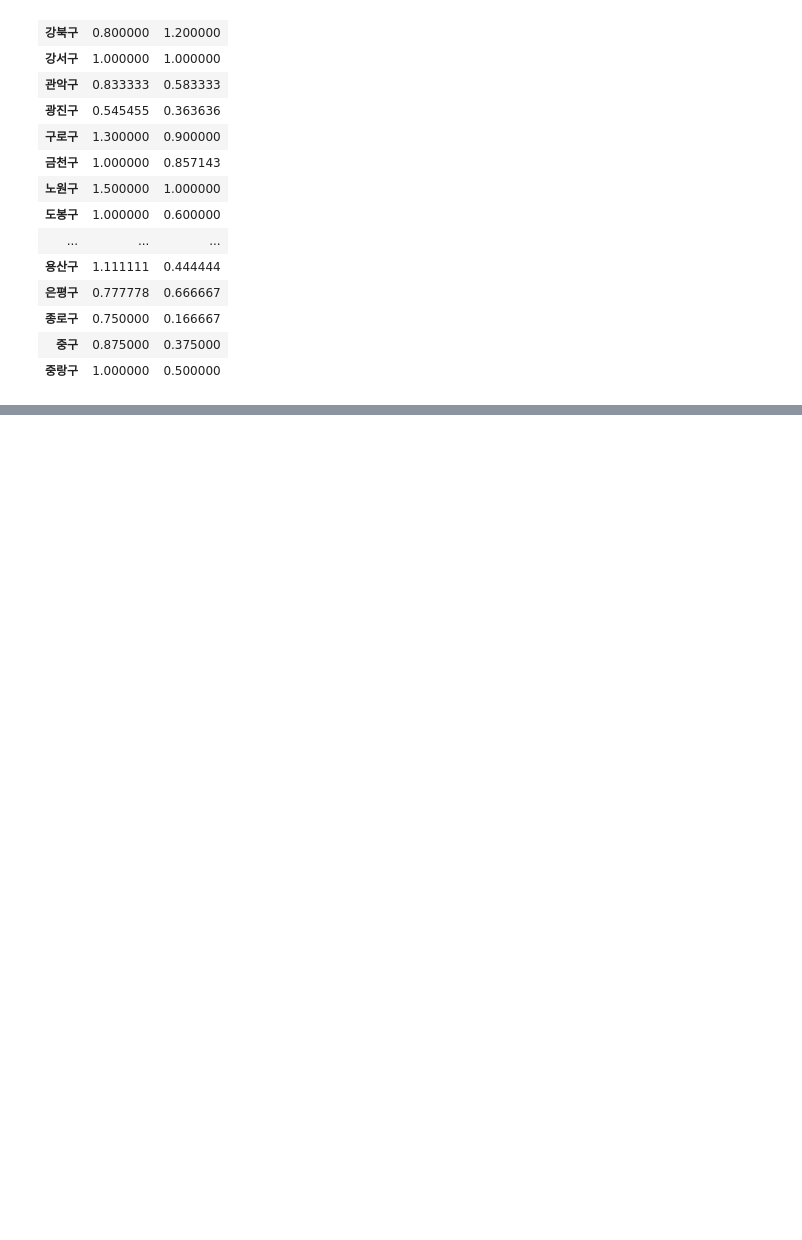
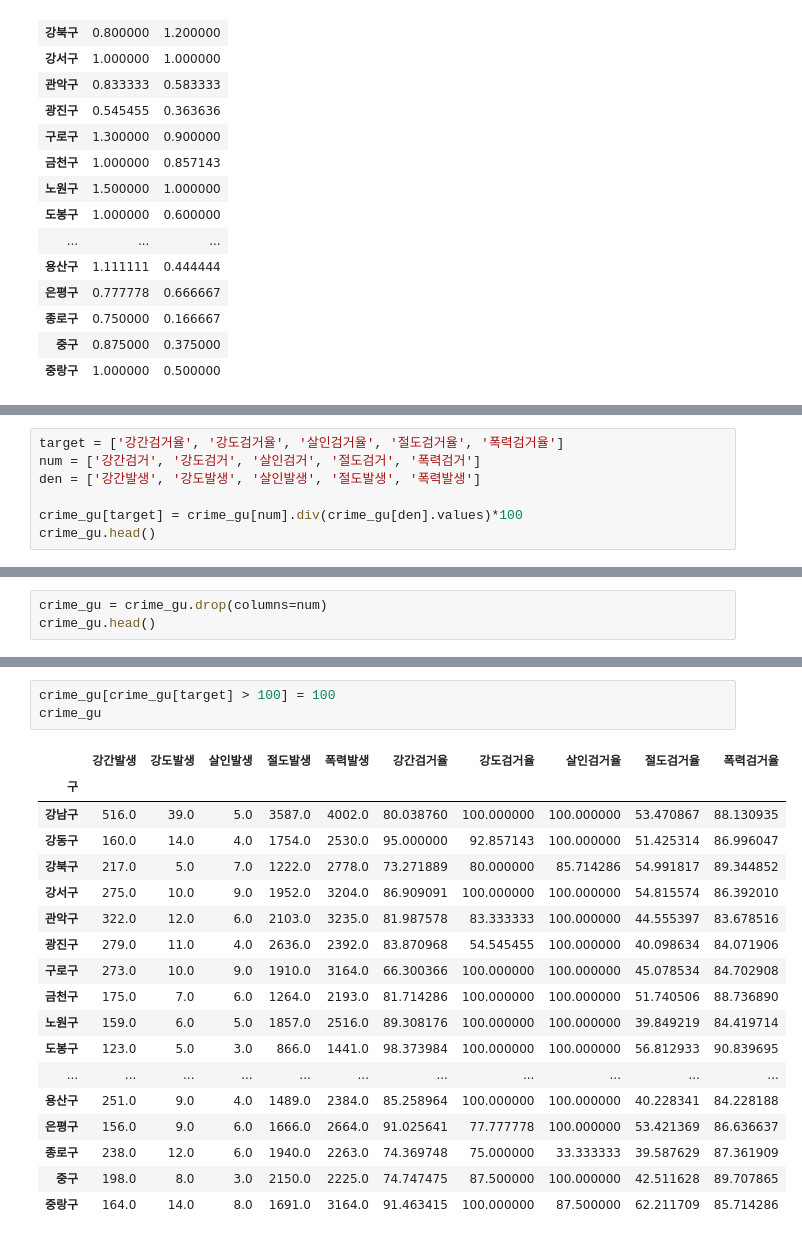
Before and after one commit to nickjw0205/Vacation_SP, a Jupyter notebook: source_code/Untitled1.ipynb, the cells around one changed output, grey strips where cells are left out. Drawn from its saved outputs; the diff is of its cells as text; blank space fills up the shorter version.

```diff
--- a/source_code/Untitled1.ipynb
+++ b/source_code/Untitled1.ipynb
@@ -316,0 +311,7 @@ crime_gu[num].div(crime_gu[den].values)
+# %%
+target = ['강간검거율', '강도검거율', '살인검거율', '절도검거율', '폭력검거율']
+num = ['강간검거', '강도검거', '살인검거', '절도검거', '폭력검거']
+den = ['강간발생', '강도발생', '살인발생', '절도발생', '폭력발생']
+
+crime_gu[target] = crime_gu[num].div(crime_gu[den].values)*100
+crime_gu.head()
@@ -316,0 +326,3 @@ crime_gu[num].div(crime_gu[den].values)
+# %%
+crime_gu = crime_gu.drop(columns=num)
+crime_gu.head()
@@ -316,0 +358,22 @@ crime_gu[num].div(crime_gu[den].values)
+# %%
+crime_gu[crime_gu[target] > 100] = 100
+crime_gu
+# %% [output]
+|  | 강간발생 | 강도발생 | 살인발생 | 절도발생 | 폭력발생 | 강간검거율 | 강도검거율 | 살인검거율 | 절도검거율 | 폭력검거율 |
+| 구 |  |  |  |  |  |  |  |  |  |  |
+| 강남구 | 516.0 | 39.0 | 5.0 | 3587.0 | 4002.0 | 80.038760 | 100.000000 | 100.000000 | 53.470867 | 88.130935 |
+| 강동구 | 160.0 | 14.0 | 4.0 | 1754.0 | 2530.0 | 95.000000 | 92.857143 | 100.000000 | 51.425314 | 86.996047 |
+| 강북구 | 217.0 | 5.0 | 7.0 | 1222.0 | 2778.0 | 73.271889 | 80.000000 | 85.714286 | 54.991817 | 89.344852 |
+| 강서구 | 275.0 | 10.0 | 9.0 | 1952.0 | 3204.0 | 86.909091 | 100.000000 | 100.000000 | 54.815574 | 86.392010 |
+| 관악구 | 322.0 | 12.0 | 6.0 | 2103.0 | 3235.0 | 81.987578 | 83.333333 | 100.000000 | 44.555397 | 83.678516 |
+| 광진구 | 279.0 | 11.0 | 4.0 | 2636.0 | 2392.0 | 83.870968 | 54.545455 | 100.000000 | 40.098634 | 84.071906 |
+| 구로구 | 273.0 | 10.0 | 9.0 | 1910.0 | 3164.0 | 66.300366 | 100.000000 | 100.000000 | 45.078534 | 84.702908 |
+| 금천구 | 175.0 | 7.0 | 6.0 | 1264.0 | 2193.0 | 81.714286 | 100.000000 | 100.000000 | 51.740506 | 88.736890 |
+| 노원구 | 159.0 | 6.0 | 5.0 | 1857.0 | 2516.0 | 89.308176 | 100.000000 | 100.000000 | 39.849219 | 84.419714 |
+| 도봉구 | 123.0 | 5.0 | 3.0 | 866.0 | 1441.0 | 98.373984 | 100.000000 | 100.000000 | 56.812933 | 90.839695 |
+| ... | ... | ... | ... | ... | ... | ... | ... | ... | ... | ... |
+| 용산구 | 251.0 | 9.0 | 4.0 | 1489.0 | 2384.0 | 85.258964 | 100.000000 | 100.000000 | 40.228341 | 84.228188 |
+| 은평구 | 156.0 | 9.0 | 6.0 | 1666.0 | 2664.0 | 91.025641 | 77.777778 | 100.000000 | 53.421369 | 86.636637 |
+| 종로구 | 238.0 | 12.0 | 6.0 | 1940.0 | 2263.0 | 74.369748 | 75.000000 | 33.333333 | 39.587629 | 87.361909 |
+| 중구 | 198.0 | 8.0 | 3.0 | 2150.0 | 2225.0 | 74.747475 | 87.500000 | 100.000000 | 42.511628 | 89.707865 |
+| 중랑구 | 164.0 | 14.0 | 8.0 | 1691.0 | 3164.0 | 91.463415 | 100.000000 | 87.500000 | 62.211709 | 85.714286 |
```
Also changed, not shown: parts of 15 cells of this notebook.
